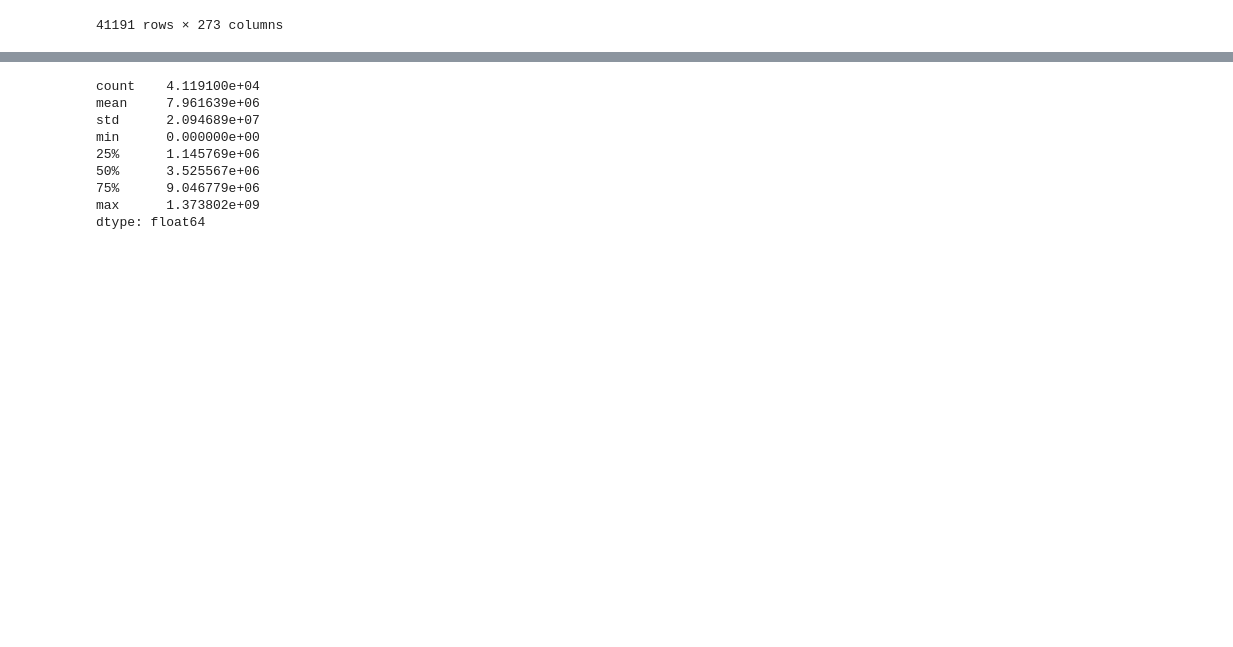
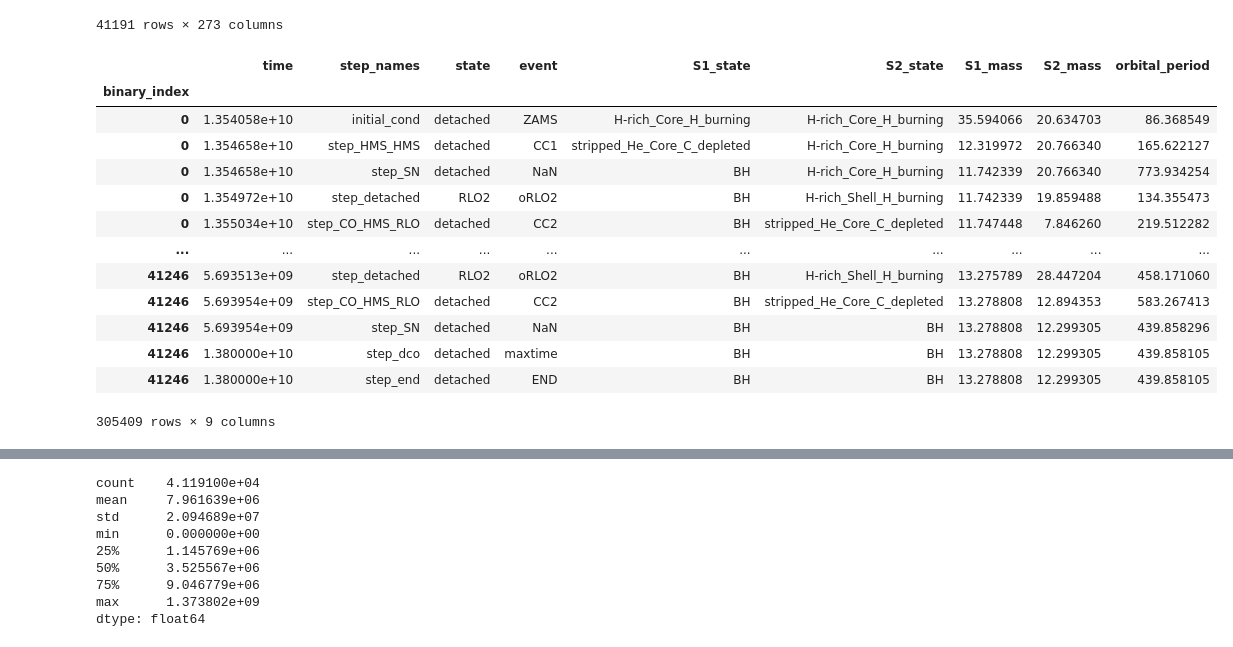
Before and after one commit to PiersonLip/solarBHs, a Jupyter notebook: Notebooks/old/tofilt/lowPorb10GyrFiltering.ipynb, the cells around one changed output, grey strips where cells are left out. Drawn from its saved outputs; the diff is of its cells as text; code cells hidden in the pictures; blank space fills up the shorter version.

```diff
--- a/Notebooks/old/tofilt/lowPorb10GyrFiltering.ipynb
+++ b/Notebooks/old/tofilt/lowPorb10GyrFiltering.ipynb
@@ -19,7 +19,7 @@ from posydon.popsyn.synthetic_population import Population
 
 from collections import Counter
 
-DataPath = Path().resolve().parent / 'Data'
+DataPath = Path().resolve().parent.parent.parent / 'Data'
 # %%
 cols = ['time', 'step_names', 'state', 'event', 'S1_state', 'S2_state', 'S1_mass', 'S2_mass', 'orbital_period']
 finCols = [
@@ -126,3 +131,20 @@ TenGyr = solBH_history_df[sol_bhMask].groupby(level=0).apply(isMW)
 
 def findStatDur(group):
         return (group['time'].iloc[1] - group['time'].iloc[0])
+# %%
+solBH_history_df[cols]
+# %% [output]
+|  | time | step_names | state | event | S1_state | S2_state | S1_mass | S2_mass | orbital_period |
+| binary_index |  |  |  |  |  |  |  |  |  |
+| 0 | 1.354058e+10 | initial_cond | detached | ZAMS | H-rich_Core_H_burning | H-rich_Core_H_burning | 35.594066 | 20.634703 | 86.368549 |
+| 0 | 1.354658e+10 | step_HMS_HMS | detached | CC1 | stripped_He_Core_C_depleted | H-rich_Core_H_burning | 12.319972 | 20.766340 | 165.622127 |
+| 0 | 1.354658e+10 | step_SN | detached | NaN | BH | H-rich_Core_H_burning | 11.742339 | 20.766340 | 773.934254 |
+| 0 | 1.354972e+10 | step_detached | RLO2 | oRLO2 | BH | H-rich_Shell_H_burning | 11.742339 | 19.859488 | 134.355473 |
+| 0 | 1.355034e+10 | step_CO_HMS_RLO | detached | CC2 | BH | stripped_He_Core_C_depleted | 11.747448 | 7.846260 | 219.512282 |
+| ... | ... | ... | ... | ... | ... | ... | ... | ... | ... |
+| 41246 | 5.693513e+09 | step_detached | RLO2 | oRLO2 | BH | H-rich_Shell_H_burning | 13.275789 | 28.447204 | 458.171060 |
+| 41246 | 5.693954e+09 | step_CO_HMS_RLO | detached | CC2 | BH | stripped_He_Core_C_depleted | 13.278808 | 12.894353 | 583.267413 |
+| 41246 | 5.693954e+09 | step_SN | detached | NaN | BH | BH | 13.278808 | 12.299305 | 439.858296 |
+| 41246 | 1.380000e+10 | step_dco | detached | maxtime | BH | BH | 13.278808 | 12.299305 | 439.858105 |
+| 41246 | 1.380000e+10 | step_end | detached | END | BH | BH | 13.278808 | 12.299305 | 439.858105 |
+305409 rows × 9 columns
```
Also changed, not shown: parts of 14 cells of this notebook, 20 other files.
